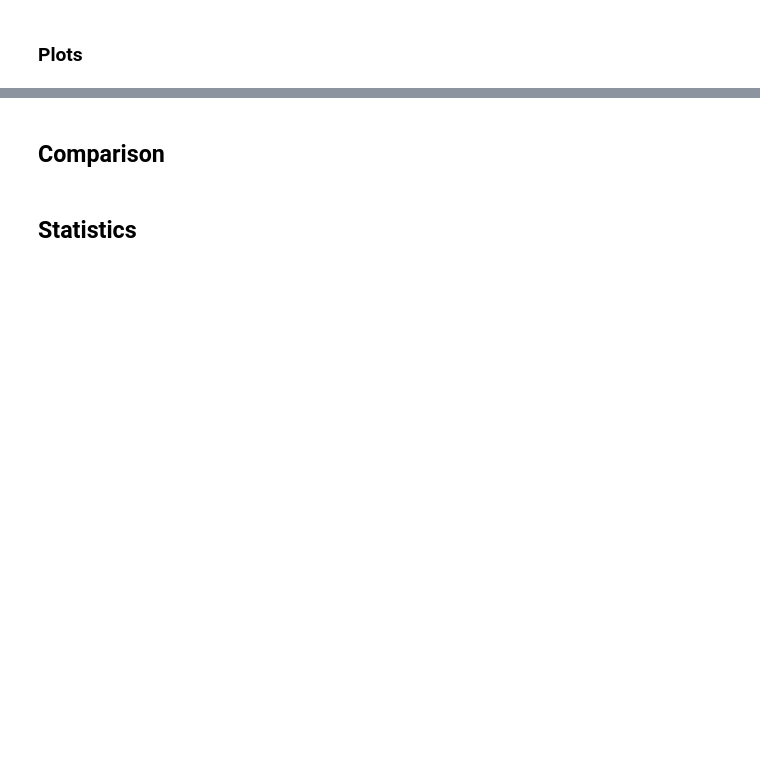
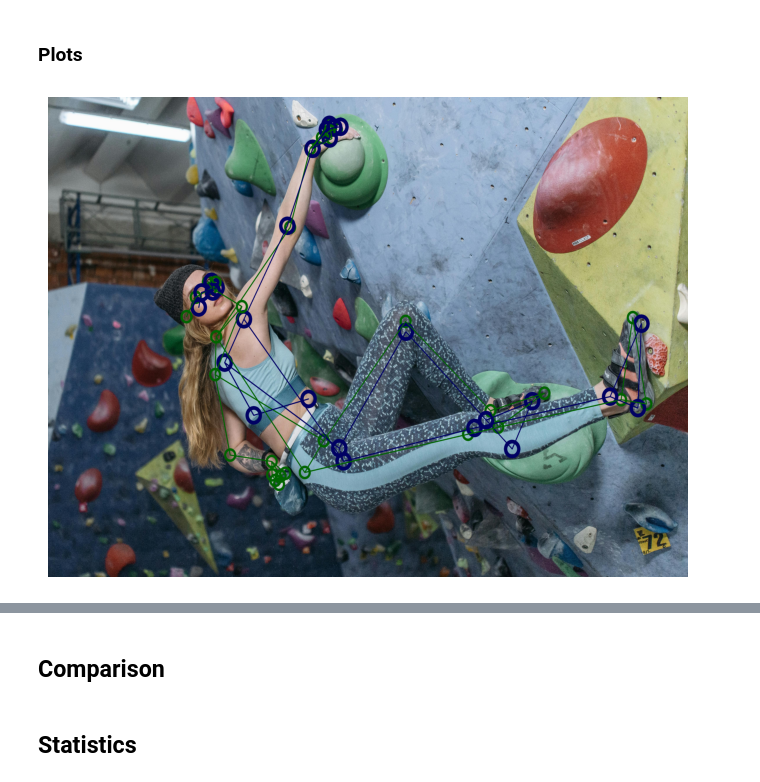
Before and after one commit to tomdec/climbing-technique-detector, a Jupyter notebook: hpe_poc.ipynb, the cells around one changed output, grey strips where cells are left out. Cells and saved outputs as stored; diff of their text form; code cells hidden in the pictures; blank space fills up the shorter version.

```diff
--- a/hpe_poc.ipynb
+++ b/hpe_poc.ipynb
@@ -188,25 +203,27 @@ def imshow(image: MatLike,
         fig.savefig(save_path)
 # %%
 #idx = choice(range(0, estimations.shape[0]))
-from src.hpe.common.helpers import CENTER_COLOR, RIGHT_COLOR
-
+from src.common.draw import BLUE, GREEN
 
 idx = 32
 image = draw_estimations(estimations.iloc[idx],
     label_draw_config=KeypointDrawConfig(
         relative_size=0.0003,
         relative_thickness=0.4,
-        left_color=RIGHT_COLOR,
-        right_color=RIGHT_COLOR,
-        center_color=RIGHT_COLOR
+        left_color=GREEN,
+        right_color=GREEN,
+        center_color=GREEN
     ),
     predictions_draw_config=KeypointDrawConfig(
         relative_size=0.0005,
         relative_thickness=0.5,
-        left_color=CENTER_COLOR,
-        right_color=CENTER_COLOR
+        left_color=BLUE,
+        right_color=BLUE,
+        center_color=BLUE
     ))
 imshow(image, "data/hpe/rgb_estimations.png")
+# %% [output]
+[figure, added]
 # %%
 image_bgr = draw_estimations(estimations_bgr.iloc[idx],
     label_draw_config=KeypointDrawConfig(
```
Also changed, not shown: parts of 5 cells of this notebook, 10 other files.
